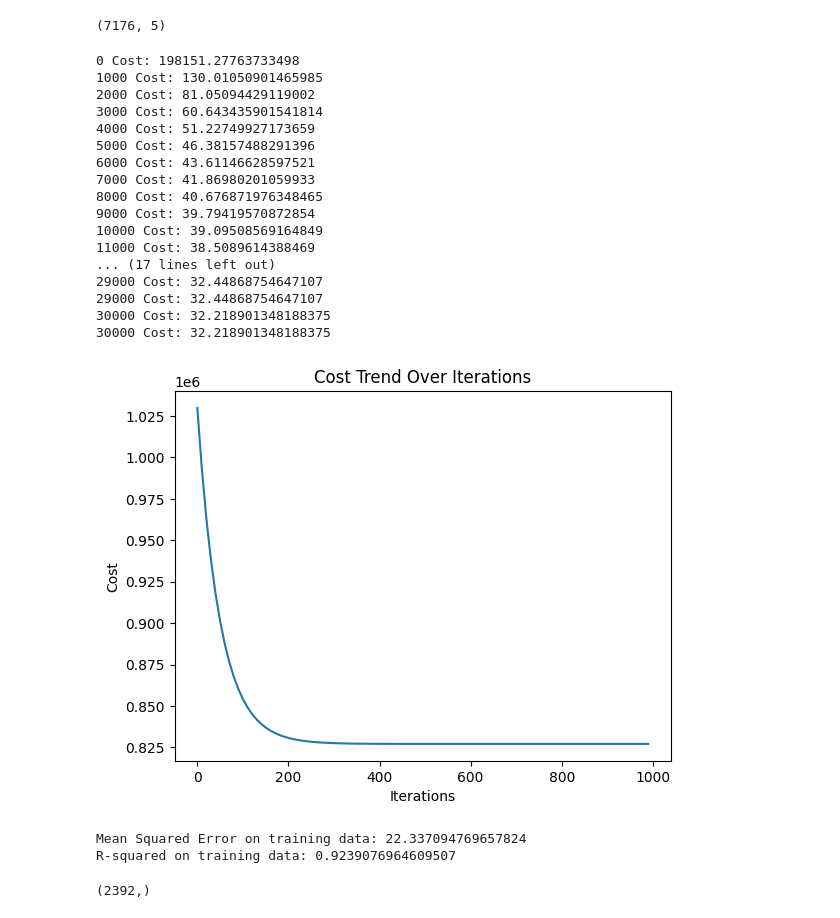
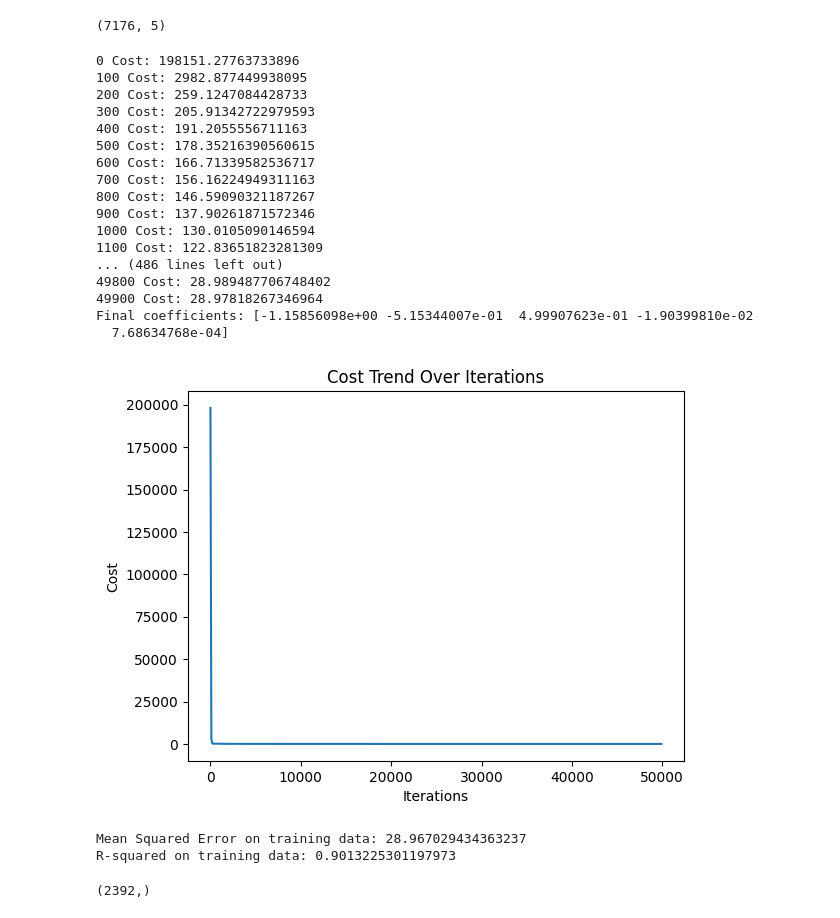
Before and after one commit to 21PA1A6132/MACHINE-LEARNING, a Jupyter notebook: Gradient_Descent_Combined_Cycle_Power_Point.ipynb, the cells around one changed output. Cells and saved outputs as stored; diff of their text form; code cells hidden in the pictures.

```diff
--- a/Gradient_Descent_Combined_Cycle_Power_Point.ipynb
+++ b/Gradient_Descent_Combined_Cycle_Power_Point.ipynb
@@ -58,45 +58,45 @@ def gradient(x,y,training_itrerations,learning_rate):
   m = np.zeros(x.shape[1])
   costs = []
   for i in range(training_iterations):
-    m = stepgrad(x, y, learning_rate, m)
-    if i % 1000 == 0:  # Record cost every 10 iterations
+    m = step_gradient(x, y, learning_rate, m)
+    if i % 100 == 0:  # Record cost every 10 iterations
       current_cost = cost(x, y, m,)
       costs.append(current_cost)
       print(i, "Cost:", current_cost)
   return m, costs
 # %%
-training_iterations=100000
+training_iterations=50000
 learning_rate =0.000000955555
 m,costs= gradient(x,y,training_iterations,learning_rate)
 
 print("Final coefficients:",m)
 # %% [output]
-0 Cost: 198151.27763733498
-1000 Cost: 130.01050901465985
-2000 Cost: 81.05094429119002
-3000 Cost: 60.643435901541814
-4000 Cost: 51.22749927173659
-5000 Cost: 46.38157488291396
-6000 Cost: 43.61146628597521
-7000 Cost: 41.86980201059933
-8000 Cost: 40.676871976348465
-9000 Cost: 39.79419570872854
-10000 Cost: 39.09508569164849
-11000 Cost: 38.5089614388469
-... (17 lines left out)
-29000 Cost: 32.44868754647107
-29000 Cost: 32.44868754647107
-30000 Cost: 32.218901348188375
-30000 Cost: 32.218901348188375
+0 Cost: 198151.27763733896
+100 Cost: 2982.877449938095
+200 Cost: 259.1247084428733
+300 Cost: 205.91342722979593
+400 Cost: 191.2055556711163
+500 Cost: 178.35216390560615
+600 Cost: 166.71339582536717
+700 Cost: 156.16224949311163
+800 Cost: 146.59090321187267
+900 Cost: 137.90261871572346
+1000 Cost: 130.0105090146594
+1100 Cost: 122.83651823281309
+... (486 lines left out)
+49800 Cost: 28.989487706748402
+49900 Cost: 28.97818267346964
+Final coefficients: [-1.15856098e+00 -5.15344007e-01  4.99907623e-01 -1.90399810e-02
+  7.68634768e-04]
 # %%
 # Plotting the cost trend
-plt.plot(range(0, training_iterations, 10), costs)
+plt.plot(range(0, training_iterations, 100), costs)
 plt.xlabel('Iterations')
 plt.ylabel('Cost')
 plt.title('Cost Trend Over Iterations')
 plt.show()
 # %% [output]
-[figure, old version]
+[figure, new version]
 # %%
 def mean_squared_error(y_true, y_pred):
     return np.mean((y_true - y_pred) ** 2)
@@ -112,8 +112,8 @@ r2_train = r_squared(y, y_pred_train)
 print(f'Mean Squared Error on training data: {mse_train}')
 print(f'R-squared on training data: {r2_train}')
 # %% [output]
-Mean Squared Error on training data: 22.337094769657824
-R-squared on training data: 0.9239076964609507
+Mean Squared Error on training data: 28.967029434363237
+R-squared on training data: 0.9013225301197973
 # %%
 x_test = np.loadtxt('/content/drive/MyDrive/Machine Learning/test_ccpp_x_test.csv',delimiter=',')
 c_column = np.ones((x_test.shape[0],1))
```
